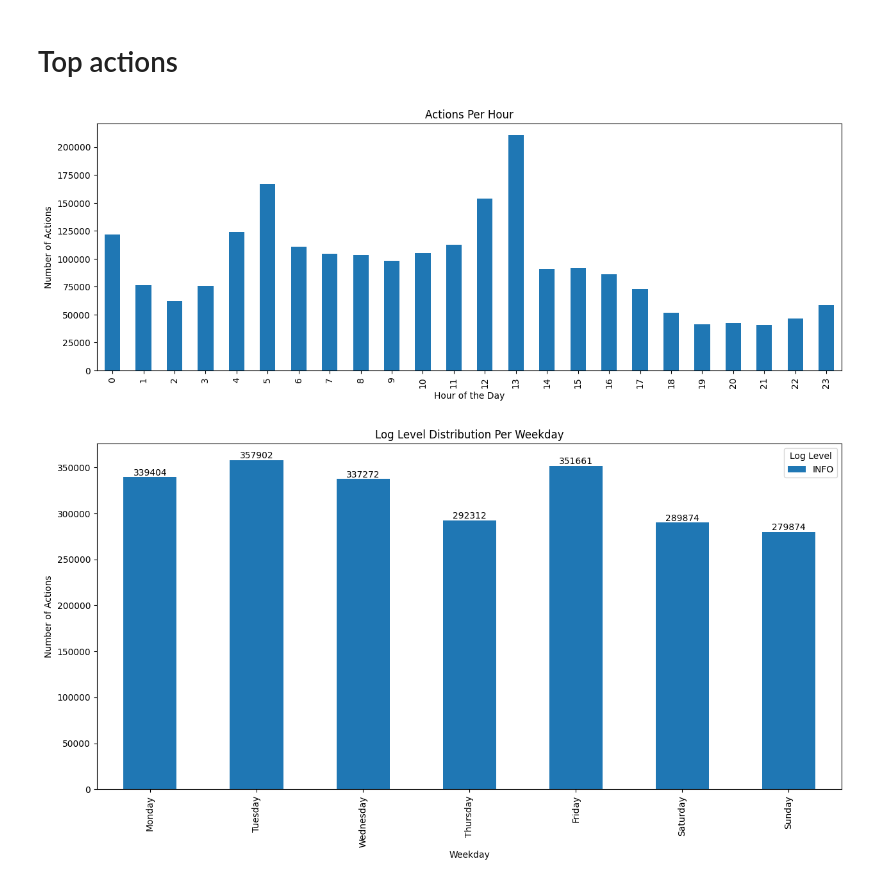
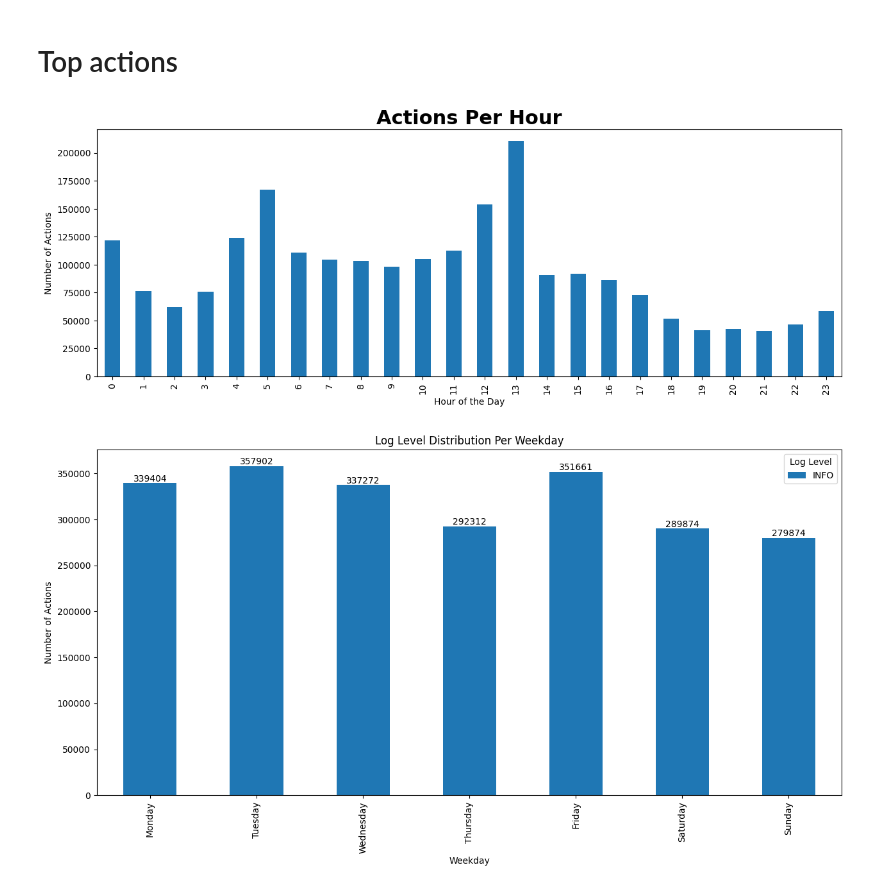
Before and after one commit to aref-hasan/aircraft_load, a Jupyter notebook: visualization/data_exploration.ipynb, the cells around one changed output. Saved outputs shown, nothing was run; the diff lists cells and outputs as text; code cells hidden in the pictures.

```diff
--- a/visualization/data_exploration.ipynb
+++ b/visualization/data_exploration.ipynb
@@ -165,23 +167,24 @@ map.save("departure_heatmap.html")
 # %%
 # convert creation_time to datetime
 data['creation_time'] = pd.to_datetime(data['creation_time'])
 
 # extract date and hour
 data['date'] = data['creation_time'].dt.date
 data['hour'] = data['creation_time'].dt.hour
 
 # count actions per hour
 actions_per_hour = data.groupby('hour').size()
 
 # plot actions per hour
 plt.figure(figsize=(15, 5))
 actions_per_hour.plot(kind='bar')
-plt.title('Actions Per Hour')
+plt.title('Actions Per Hour', fontsize=22, fontweight='bold')
 plt.xlabel('Hour of the Day')
 plt.ylabel('Number of Actions')
+
 plt.show()
 # %% [output]
-[figure, old version]
+[figure, new version]
 # %%
 # make sure 'creation_time' is a datetime column
 data['creation_time'] = pd.to_datetime(data['creation_time'])
```
Also changed, not shown: parts of 7 cells of this notebook, 2 other files.
